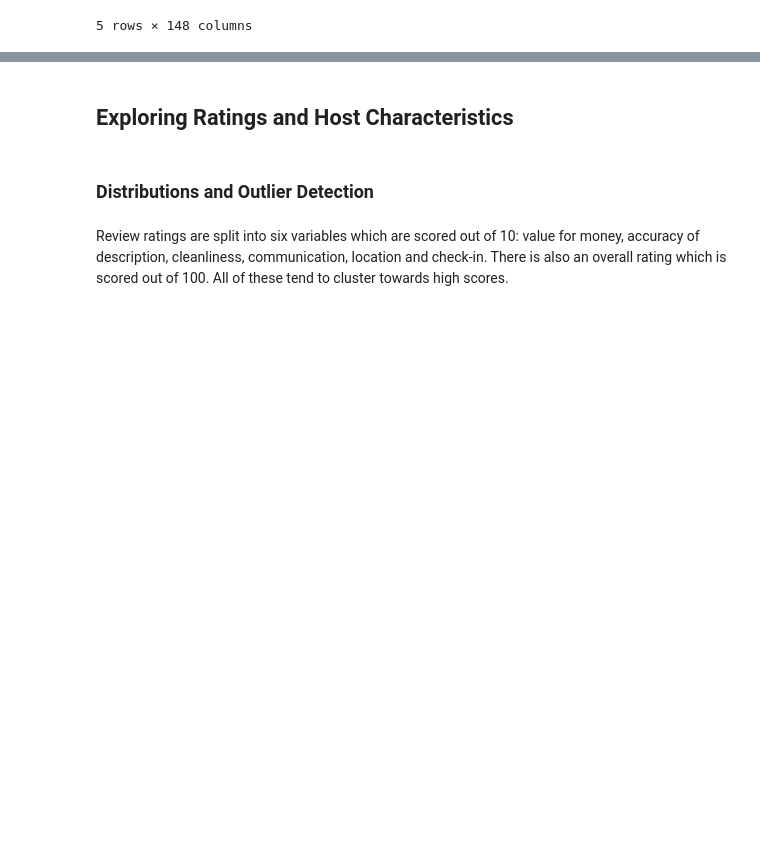
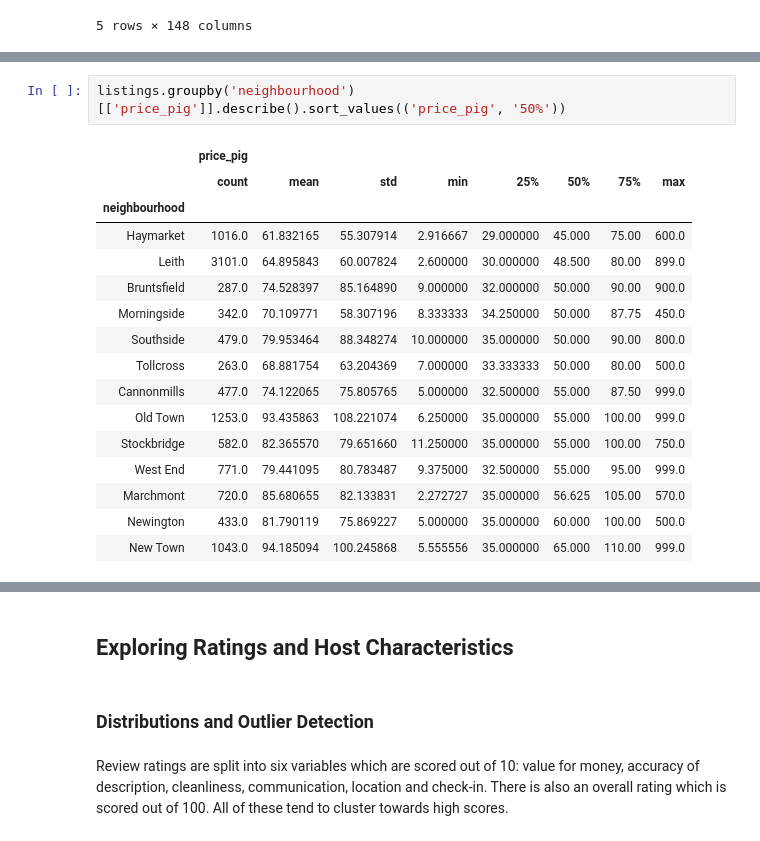
Before and after one commit to anailis/edinburgh-airbnbs, a Jupyter notebook: eda/Listings19.ipynb, the cells around one changed output, grey strips where cells are left out. Cells and saved outputs as stored; diff of their text form; blank space fills up the shorter version.

```diff
--- a/eda/Listings19.ipynb
+++ b/eda/Listings19.ipynb
@@ -404,0 +431,19 @@ listings.head()
+# %%
+listings.groupby('neighbourhood')[['price_pig']].describe().sort_values(('price_pig', '50%'))
+# %% [output]
+|  | price_pig |  |  |  |  |  |  |  |
+|  | count | mean | std | min | 25% | 50% | 75% | max |
+| neighbourhood |  |  |  |  |  |  |  |  |
+| Haymarket | 1016.0 | 61.832165 | 55.307914 | 2.916667 | 29.000000 | 45.000 | 75.00 | 600.0 |
+| Leith | 3101.0 | 64.895843 | 60.007824 | 2.600000 | 30.000000 | 48.500 | 80.00 | 899.0 |
+| Bruntsfield | 287.0 | 74.528397 | 85.164890 | 9.000000 | 32.000000 | 50.000 | 90.00 | 900.0 |
+| Morningside | 342.0 | 70.109771 | 58.307196 | 8.333333 | 34.250000 | 50.000 | 87.75 | 450.0 |
+| Southside | 479.0 | 79.953464 | 88.348274 | 10.000000 | 35.000000 | 50.000 | 90.00 | 800.0 |
+| Tollcross | 263.0 | 68.881754 | 63.204369 | 7.000000 | 33.333333 | 50.000 | 80.00 | 500.0 |
+| Cannonmills | 477.0 | 74.122065 | 75.805765 | 5.000000 | 32.500000 | 55.000 | 87.50 | 999.0 |
+| Old Town | 1253.0 | 93.435863 | 108.221074 | 6.250000 | 35.000000 | 55.000 | 100.00 | 999.0 |
+| Stockbridge | 582.0 | 82.365570 | 79.651660 | 11.250000 | 35.000000 | 55.000 | 100.00 | 750.0 |
+| West End | 771.0 | 79.441095 | 80.783487 | 9.375000 | 32.500000 | 55.000 | 95.00 | 999.0 |
+| Marchmont | 720.0 | 85.680655 | 82.133831 | 2.272727 | 35.000000 | 56.625 | 105.00 | 570.0 |
+| Newington | 433.0 | 81.790119 | 75.869227 | 5.000000 | 35.000000 | 60.000 | 100.00 | 500.0 |
+| New Town | 1043.0 | 94.185094 | 100.245868 | 5.555556 | 35.000000 | 65.000 | 110.00 | 999.0 |
```
Also changed, not shown: parts of 9 cells of this notebook, 1 other file.
